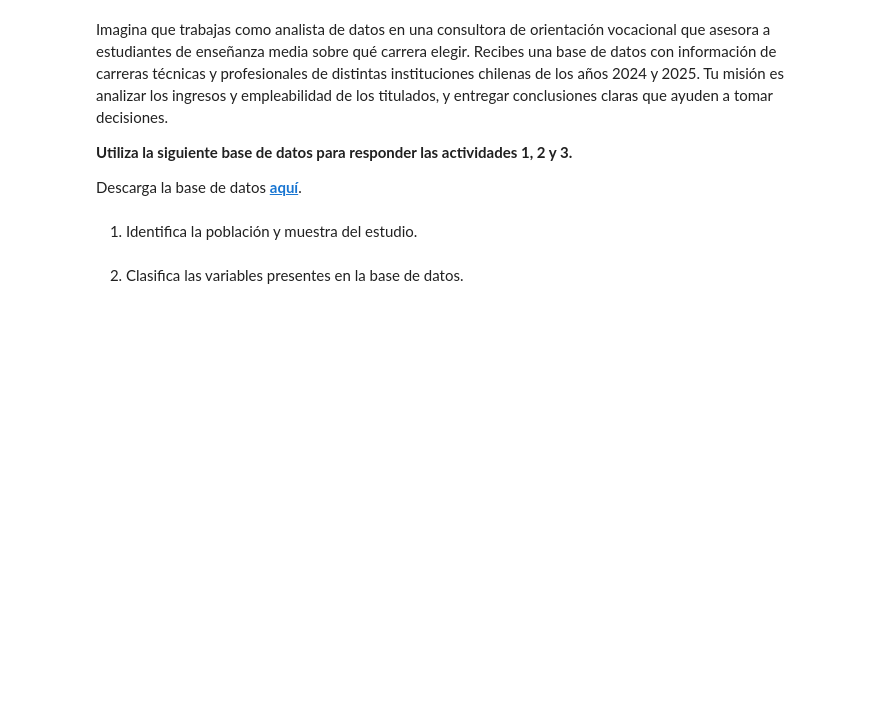
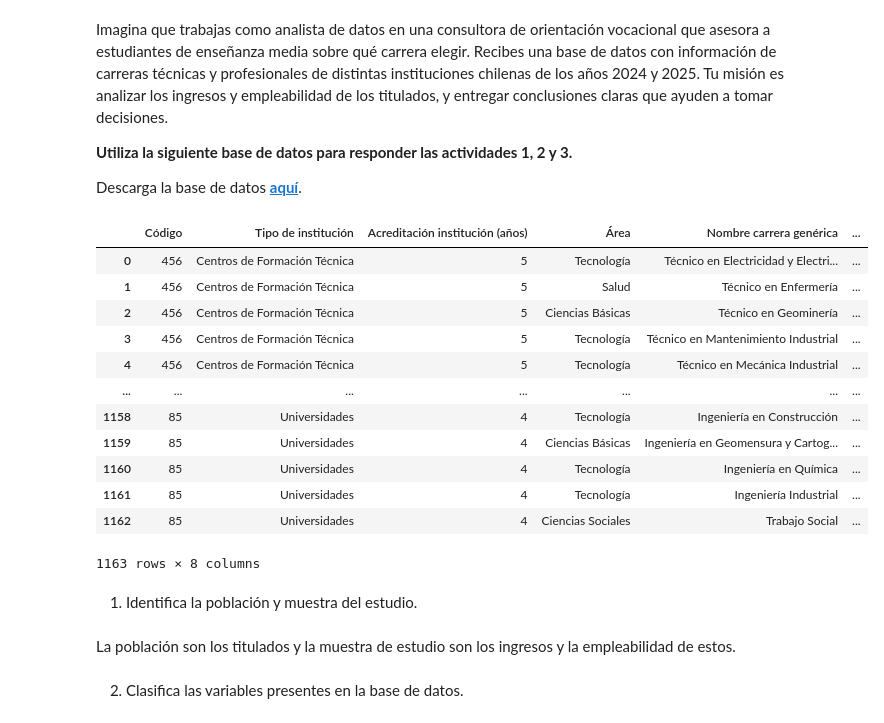
Before and after one commit to VincentiusFarenden/Estadistica-Descriptiva, a Jupyter notebook: EA1/Laboratorio 4_Medidas de Tendencia Central y Percentiles.ipynb, the cells around one changed output. Saved outputs shown, nothing was run; the diff lists cells and outputs as text; code cells hidden in the pictures; blank space fills up the shorter version.

```diff
--- a/EA1/Laboratorio 4_Medidas de Tendencia Central y Percentiles.ipynb
+++ b/EA1/Laboratorio 4_Medidas de Tendencia Central y Percentiles.ipynb
@@ -15,8 +15,28 @@ Imagina que trabajas como analista de datos en una consultora de orientación vo
 
 Descarga la base de datos **<a href="https://docs.google.com/spreadsheets/d/1JmPTeHd5mzM4V8A2yLz0Jhwt6MDmmaxf/export?format=xlsx
 ">aquí</a>**.
+# %%
+import pandas as pd
+df = pd.read_excel('Actividad_1_2_3.xlsx')
+df
+# %% [output]
+|  | Código | Tipo de institución | Acreditación institución (años) | Área | Nombre carrera genérica | ... |
+| 0 | 456 | Centros de Formación Técnica | 5 | Tecnología | Técnico en Electricidad y Electri... | ... |
+| 1 | 456 | Centros de Formación Técnica | 5 | Salud | Técnico en Enfermería | ... |
+| 2 | 456 | Centros de Formación Técnica | 5 | Ciencias Básicas | Técnico en Geominería | ... |
+| 3 | 456 | Centros de Formación Técnica | 5 | Tecnología | Técnico en Mantenimiento Industrial | ... |
+| 4 | 456 | Centros de Formación Técnica | 5 | Tecnología | Técnico en Mecánica Industrial | ... |
+| ... | ... | ... | ... | ... | ... | ... |
+| 1158 | 85 | Universidades | 4 | Tecnología | Ingeniería en Construcción | ... |
+| 1159 | 85 | Universidades | 4 | Ciencias Básicas | Ingeniería en Geomensura y Cartog... | ... |
+| 1160 | 85 | Universidades | 4 | Tecnología | Ingeniería en Química | ... |
+| 1161 | 85 | Universidades | 4 | Tecnología | Ingeniería Industrial | ... |
+| 1162 | 85 | Universidades | 4 | Ciencias Sociales | Trabajo Social | ... |
+1163 rows × 8 columns
 # %% [markdown]
 1. Identifica la población y muestra del estudio.
+# %% [markdown]
+La población son los titulados y la muestra de estudio son los ingresos y la empleabilidad de estos.
 # %% [markdown]
 2. Clasifica las variables presentes en la base de datos.
 # %% [markdown]
```
Also changed, not shown: 5 other files.
